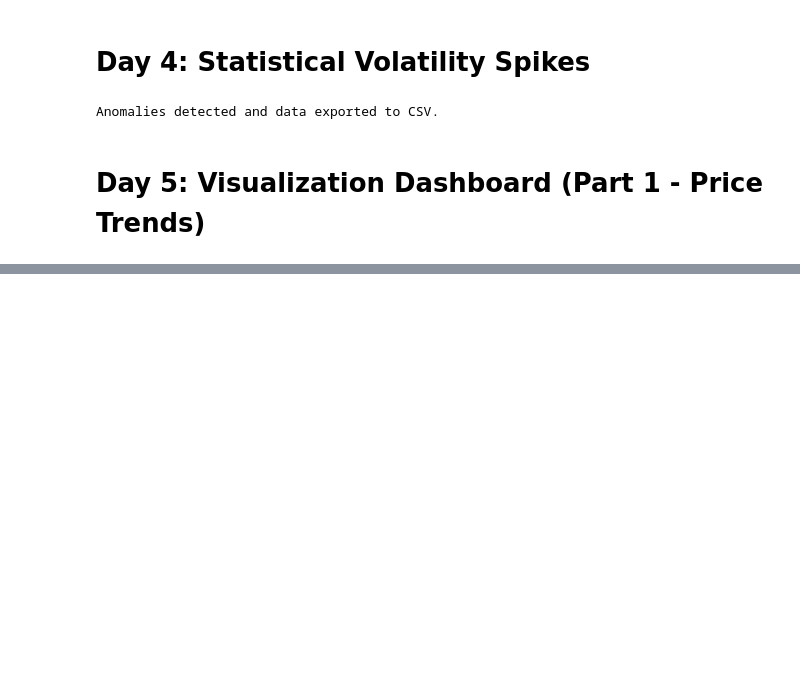
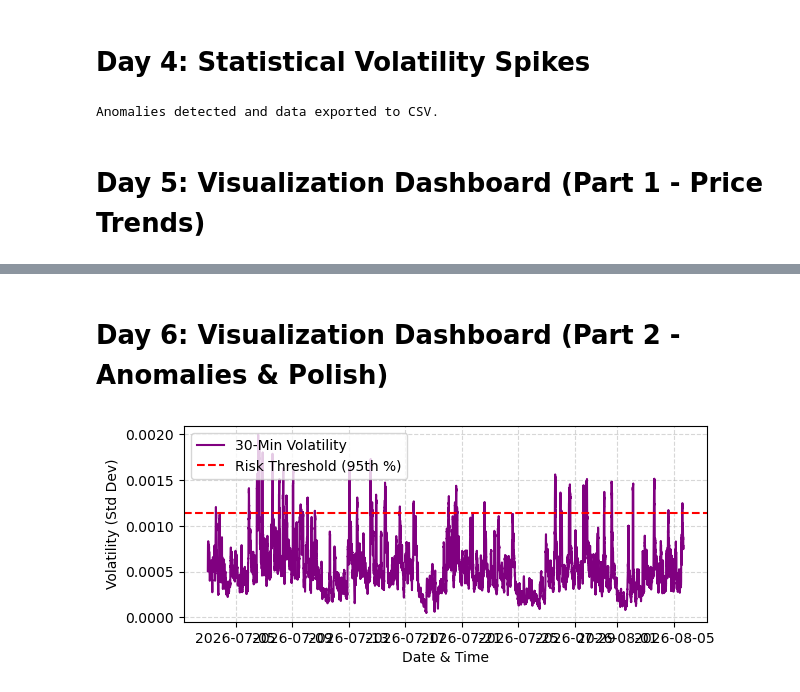
Before and after one commit to pranay-kumar90/Real-Time-Market-Volatility, a Jupyter notebook: Real-Time Market Volatility & Anomaly Analyzer.ipynb, the cells around one changed output, grey strips where cells are left out. Drawn from its saved outputs; the diff is of its cells as text; code cells hidden in the pictures; blank space fills up the shorter version.

Commit message:
Day 6: Finalized volatility dashboard and project comments

```diff
--- a/Real-Time Market Volatility & Anomaly Analyzer.ipynb
+++ b/Real-Time Market Volatility & Anomaly Analyzer.ipynb
@@ -104,0 +105,17 @@ plt.grid(True, linestyle='--', alpha=0.5)
+# %% [markdown]
+# Day 6: Visualization Dashboard (Part 2 - Anomalies & Polish)
+# %%
+# Bottom Chart: Volatility and Anomaly Detection
+plt.subplot(2, 1, 2)
+plt.plot(df['datetime'], df['volatility'], label='30-Min Volatility', color='purple')
+plt.axhline(y=volatility_threshold, color='red', linestyle='--', label='Risk Threshold (95th %)')
+plt.xlabel('Date & Time')
+plt.ylabel('Volatility (Std Dev)')
+plt.legend(loc='upper left')
+plt.grid(True, linestyle='--', alpha=0.5)
+
+# Display the final dashboard
+plt.tight_layout()
+plt.show()
+# %% [output]
+[figure, added]
```
Also changed, not shown: parts of 2 cells of this notebook.
